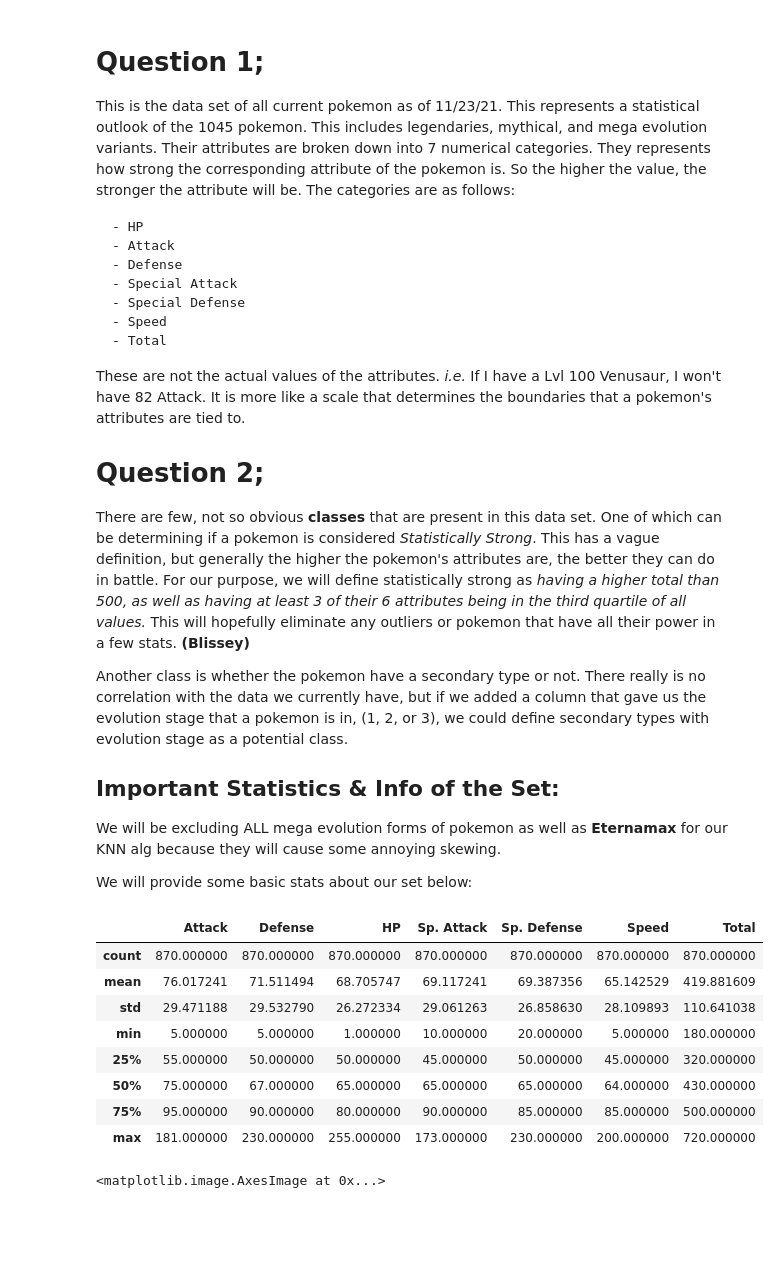
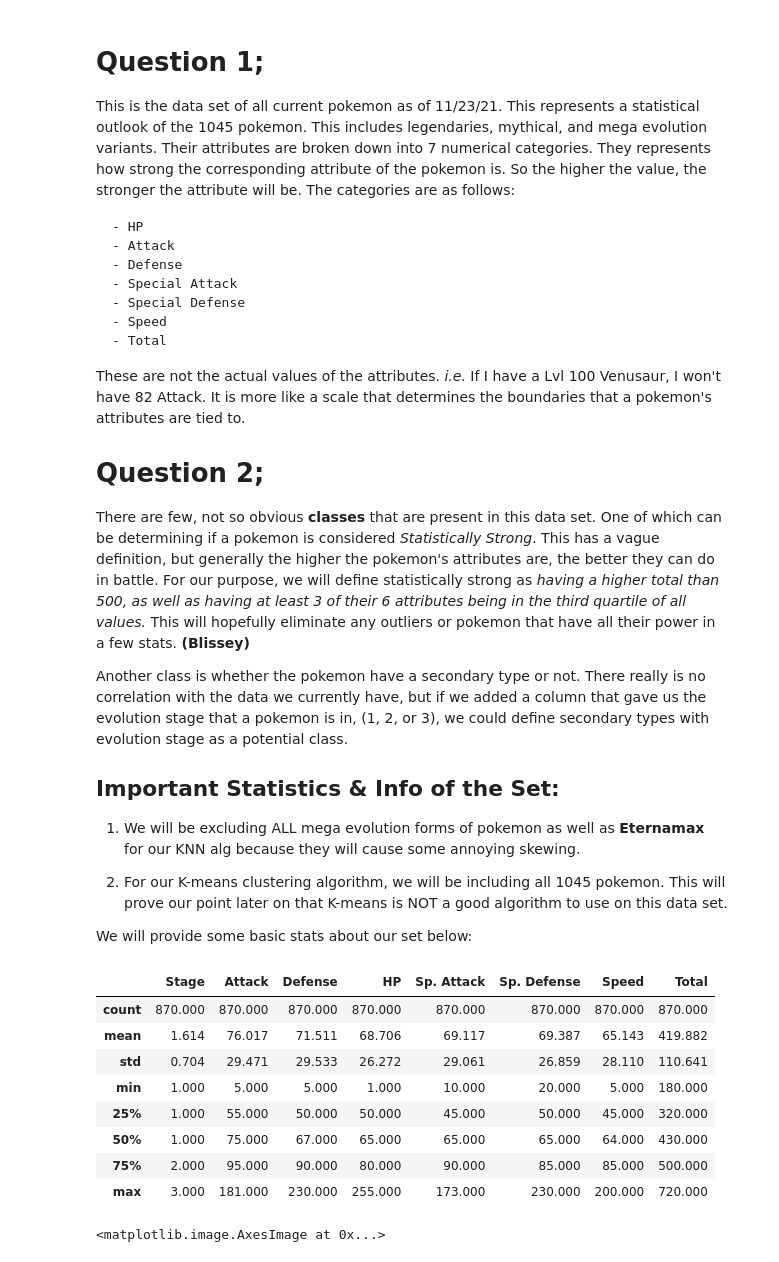
Before and after one commit to samdish7/COSC311, a Jupyter notebook: Projects/Project2/Project2.ipynb, the cells around one changed output. Drawn from its saved outputs; the diff is of its cells as text; code cells hidden in the pictures; blank space fills up the shorter version.

```diff
--- a/Projects/Project2/Project2.ipynb
+++ b/Projects/Project2/Project2.ipynb
@@ -9,7 +9,7 @@ import lib as l
 #import data
 pokemon = p.read_csv('data/pokemon.csv', header = None,
                      skiprows=1, encoding = 'latin-1', low_memory = False,
-                    names = ['Name', 'Version', 'Primary Type' ,'Secondary Type', 'Attack', 'Defense' , 'HP', 'Sp. Attack', 'Sp. Defense', 'Speed', 'Total']
+                    names = ['Name', 'Version', 'Primary Type' ,'Secondary Type', 'Stage' ,'Attack', 'Defense' , 'HP', 'Sp. Attack', 'Sp. Defense', 'Speed', 'Total']
 )
 noMega = pokemon[pokemon['Version'].isnull()] # for KNN alg
 
@@ -37,20 +37,22 @@ Another class is whether the pokemon have a secondary type or not. There really
 
 ## Important Statistics & Info of the Set:
 
-We will be excluding ALL mega evolution forms of pokemon as well as **Eternamax** for our KNN alg because they will cause some annoying skewing.
+1. We will be excluding ALL mega evolution forms of pokemon as well as **Eternamax** for our KNN alg because they will cause some annoying skewing.
+
+2. For our K-means clustering algorithm, we will be including all 1045 pokemon. This will prove our point later on that K-means is NOT a good algorithm to use on this data set.
 
 We will provide some basic stats about our set below:
 # %%
-stats = noMega.describe()
+stats = noMega.describe().round(3)
 stats
 # %% [output]
-|  | Attack | Defense | HP | Sp. Attack | Sp. Defense | Speed | Total |
-| count | 870.000000 | 870.000000 | 870.000000 | 870.000000 | 870.000000 | 870.000000 | 870.000000 |
-| mean | 76.017241 | 71.511494 | 68.705747 | 69.117241 | 69.387356 | 65.142529 | 419.881609 |
-| std | 29.471188 | 29.532790 | 26.272334 | 29.061263 | 26.858630 | 28.109893 | 110.641038 |
-| min | 5.000000 | 5.000000 | 1.000000 | 10.000000 | 20.000000 | 5.000000 | 180.000000 |
-| 25% | 55.000000 | 50.000000 | 50.000000 | 45.000000 | 50.000000 | 45.000000 | 320.000000 |
-| 50% | 75.000000 | 67.000000 | 65.000000 | 65.000000 | 65.000000 | 64.000000 | 430.000000 |
-| 75% | 95.000000 | 90.000000 | 80.000000 | 90.000000 | 85.000000 | 85.000000 | 500.000000 |
-| max | 181.000000 | 230.000000 | 255.000000 | 173.000000 | 230.000000 | 200.000000 | 720.000000 |
+|  | Stage | Attack | Defense | HP | Sp. Attack | Sp. Defense | Speed | Total |
+| count | 870.000 | 870.000 | 870.000 | 870.000 | 870.000 | 870.000 | 870.000 | 870.000 |
+| mean | 1.614 | 76.017 | 71.511 | 68.706 | 69.117 | 69.387 | 65.143 | 419.882 |
+| std | 0.704 | 29.471 | 29.533 | 26.272 | 29.061 | 26.859 | 28.110 | 110.641 |
+| min | 1.000 | 5.000 | 5.000 | 1.000 | 10.000 | 20.000 | 5.000 | 180.000 |
+| 25% | 1.000 | 55.000 | 50.000 | 50.000 | 45.000 | 50.000 | 45.000 | 320.000 |
+| 50% | 1.000 | 75.000 | 67.000 | 65.000 | 65.000 | 65.000 | 64.000 | 430.000 |
+| 75% | 2.000 | 95.000 | 90.000 | 80.000 | 90.000 | 85.000 | 85.000 | 500.000 |
+| max | 3.000 | 181.000 | 230.000 | 255.000 | 173.000 | 230.000 | 200.000 | 720.000 |
 # %%
```
Also changed, not shown: parts of 4 cells of this notebook, 2 other files.
